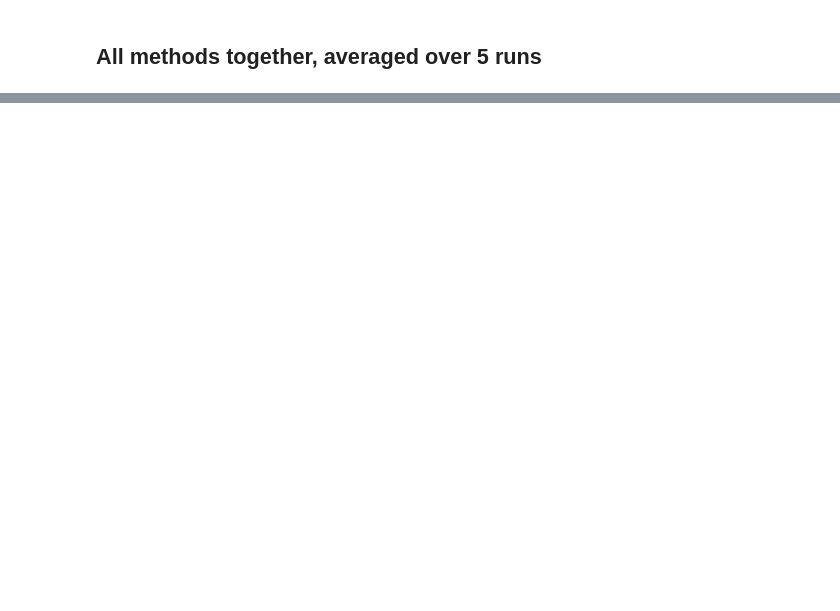
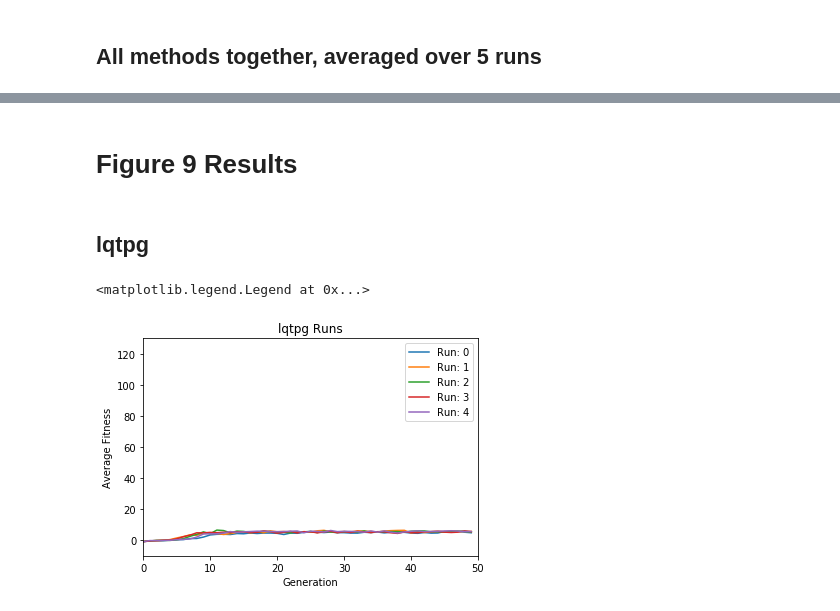
Before and after one commit to noahsealy/gridworld-tpg, a Jupyter notebook: thesis_experiment_playground.ipynb, the cells around one changed output, grey strips where cells are left out. Cells and saved outputs as stored; diff of their text form; code cells hidden in the pictures; blank space fills up the shorter version.

```diff
--- a/thesis_experiment_playground.ipynb
+++ b/thesis_experiment_playground.ipynb
@@ -426,0 +451,24 @@ plt.show()
+# %% [markdown]
+# Figure 9 Results
+# %%
+fig9_lqtpg_1 = pd.read_csv('../results/fig9/lqtpg/0.csv')
+fig9_lqtpg_2 = pd.read_csv('../results/fig9/lqtpg/1.csv')
+fig9_lqtpg_3 = pd.read_csv('../results/fig9/lqtpg/2.csv')
+fig9_lqtpg_4 = pd.read_csv('../results/fig9/lqtpg/3.csv')
+fig9_lqtpg_5 = pd.read_csv('../results/fig9/lqtpg/4.csv')
+fig9_lqtpgs = [fig9_lqtpg_1, fig9_lqtpg_2, fig9_lqtpg_3, fig9_lqtpg_4, fig9_lqtpg_5]
+# %% [markdown]
+## lqtpg
+# %%
+for i in range(len(fig9_lqtpgs)):
+    plt.plot(fig9_lqtpgs[i]['average_score'].tolist(), label='Run: '+str(i))
+
+plt.title("lqtpg Runs")
+plt.xlabel("Generation")
+plt.xlim(0,50)
+plt.ylabel("Average Fitness")
+plt.ylim(-10,130)
+plt.legend()
+# %% [output]
+<matplotlib.legend.Legend at 0x...>
+[figure, added]
```
Also changed, not shown: parts of 9 cells of this notebook, 1 other file.
